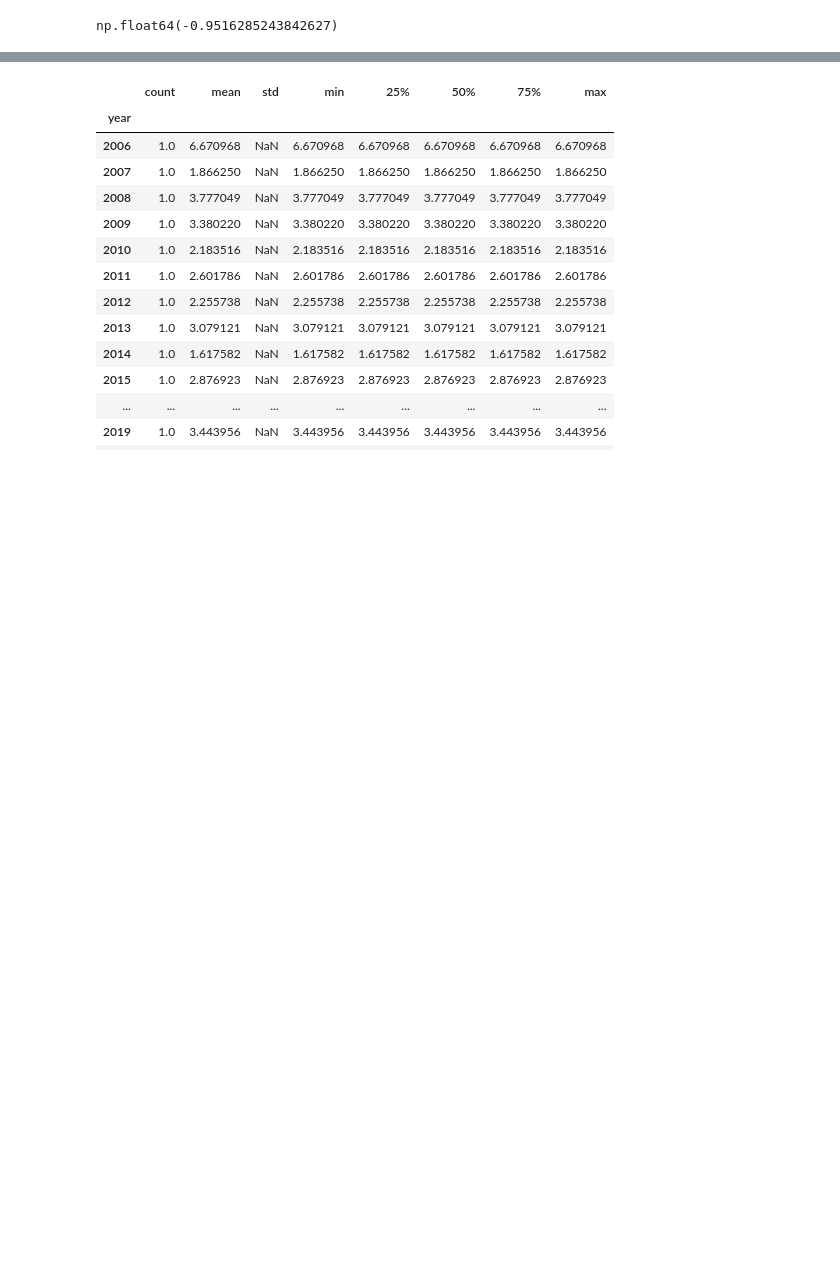
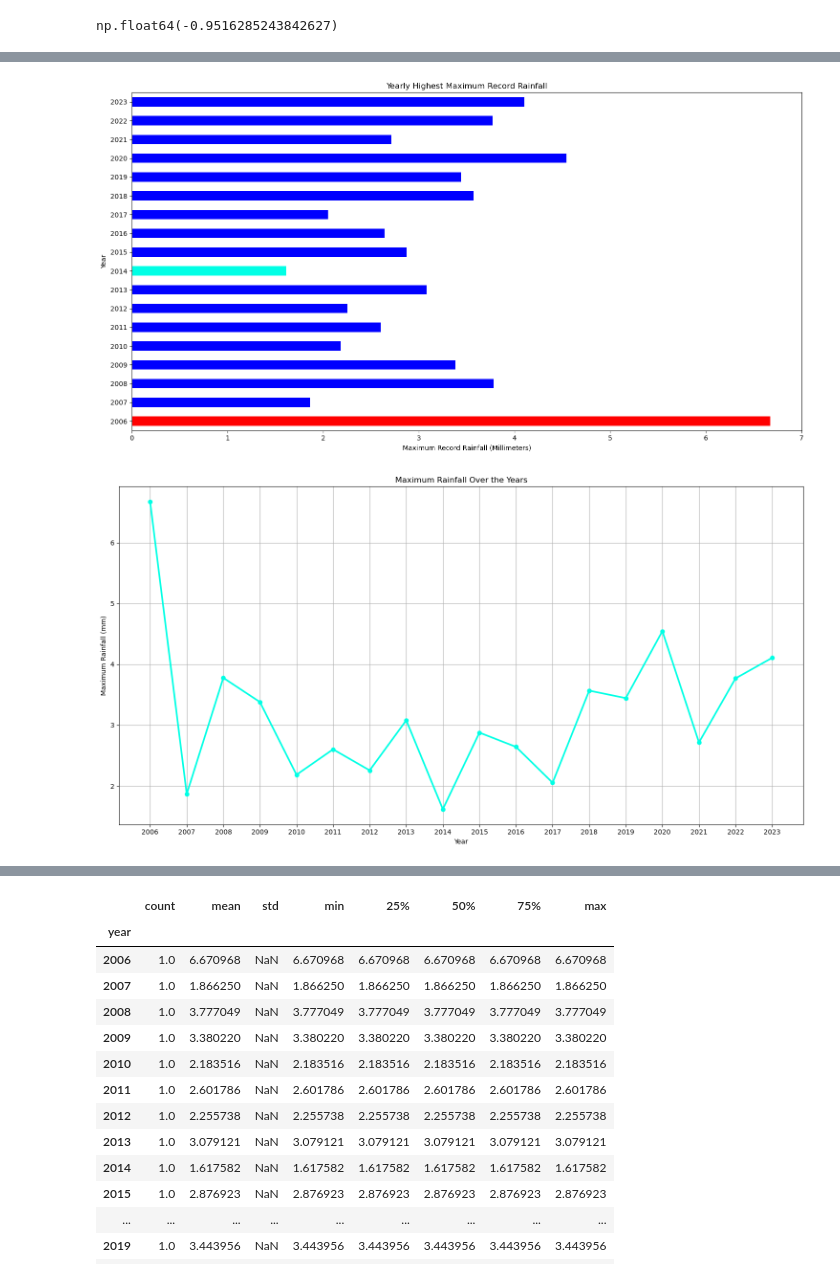
Before and after one commit to jesseniadia/Minas-Gerais-EDA, a Jupyter notebook: notebooks/explore_weather.ipynb, the cells around one changed output, grey strips where cells are left out. Drawn from its saved outputs; the diff is of its cells as text; code cells hidden in the pictures; blank space fills up the shorter version.

```diff
--- a/notebooks/explore_weather.ipynb
+++ b/notebooks/explore_weather.ipynb
@@ -289,0 +479,3 @@ plt.tight_layout()
+# %%
+r = weather.index.astype(int).to_series().corr(weather["wind_avg"])  # Pearson correlation coefficient
+print(f"Pearson's r: {r:.2f}")  # Output indicates trend direction and strength
@@ -305,0 +488,77 @@ plt.tight_layout()
+# %%
+# TODO: year with highest maximum record rainfall
+
+# bar chart
+rain = weather.groupby("year")["rain_max"].max()
+max_val = rain.max()
+min_val = rain.min()
+
+
+rain.plot(
+    kind="barh",
+    figsize=(15, 8),
+    color=[
+        'red' if r == max_val else
+        '#00FFE5' if r == min_val else
+        'blue'
+        for r in rain
+    ]
+)
+plt.xlabel("Maximum Record Rainfall (Millimeters)")
+plt.ylabel("Year")
+plt.title("Yearly Highest Maximum Record Rainfall")
+plt.tight_layout()
+plt.show()
+
+# Line Graph
+rain = weather.groupby("year")["rain_max"].max()
+
+plt.figure(figsize=(15, 8))
+plt.plot(rain.index.astype(int), rain.values, marker='o', color='#00FFE5', linewidth=2.5)
+plt.title("Maximum Rainfall Over the Years")
+plt.xlabel("Year")
+plt.ylabel("Maximum Rainfall (mm)")
+plt.xticks(rain.index.astype(int))
+plt.grid(True)
+plt.tight_layout()
+plt.show()
+
+# Scatter Plot - Inttensity Indicator
+plt.figure(figsize=(16.5, 8))
+plt.scatter(
+    weather["year"],
+    weather["rain_max"],
+    c=weather["rain_max"],
+    cmap="turbo",
+    s=120,
+    edgecolor="black"
+)
+plt.xticks(ticks=weather["year"].astype(int), rotation=45)
+plt.title("Maximum Rainfall Over the Years")
+plt.xlabel("Year")
+plt.ylabel("Maximum Rainfall (mm)")
+plt.colorbar(label="Rainfall Intensity (mm)")
+plt.tight_layout()
+plt.show()
+
+# scatter plot with trend line
+plt.figure(figsize=(15, 8))
+sns.scatterplot(data=weather, x="year", y="rain_max", s=100, color="#00FFE5")  # neon teal points
+sns.regplot(
+    data=weather,
+    x="year",
+    y="rain_max",
+    scatter=False,
+    color="red",
+    line_kws={"linewidth": 2, "linestyle": "--"}
+)
+plt.title("Trend of Maximum Rainfall in Minas Gerais (2006–2023)", fontsize=16)
+plt.xlabel("Year", fontsize=14)
+plt.ylabel("Maximum Daily Rainfall (mm)", fontsize=14)
+plt.xticks(ticks=weather["year"].astype(int), rotation=45)
+plt.grid(False)  # Disable grid lines
+plt.tight_layout()
+plt.show()
+# %% [output]
+[figure, added]
+[figure, added]
```
Also changed, not shown: parts of 82 cells of this notebook, 2 other files.
